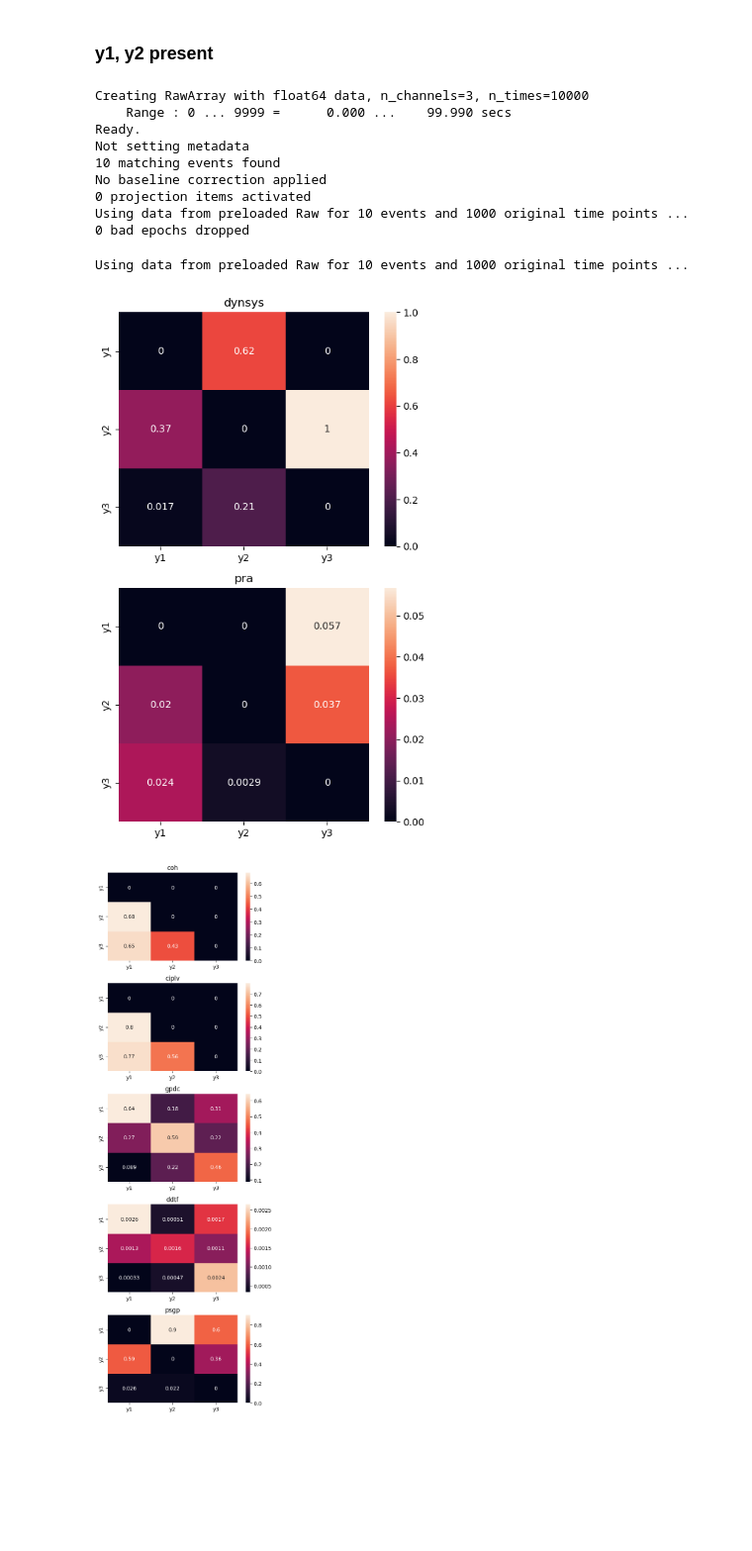
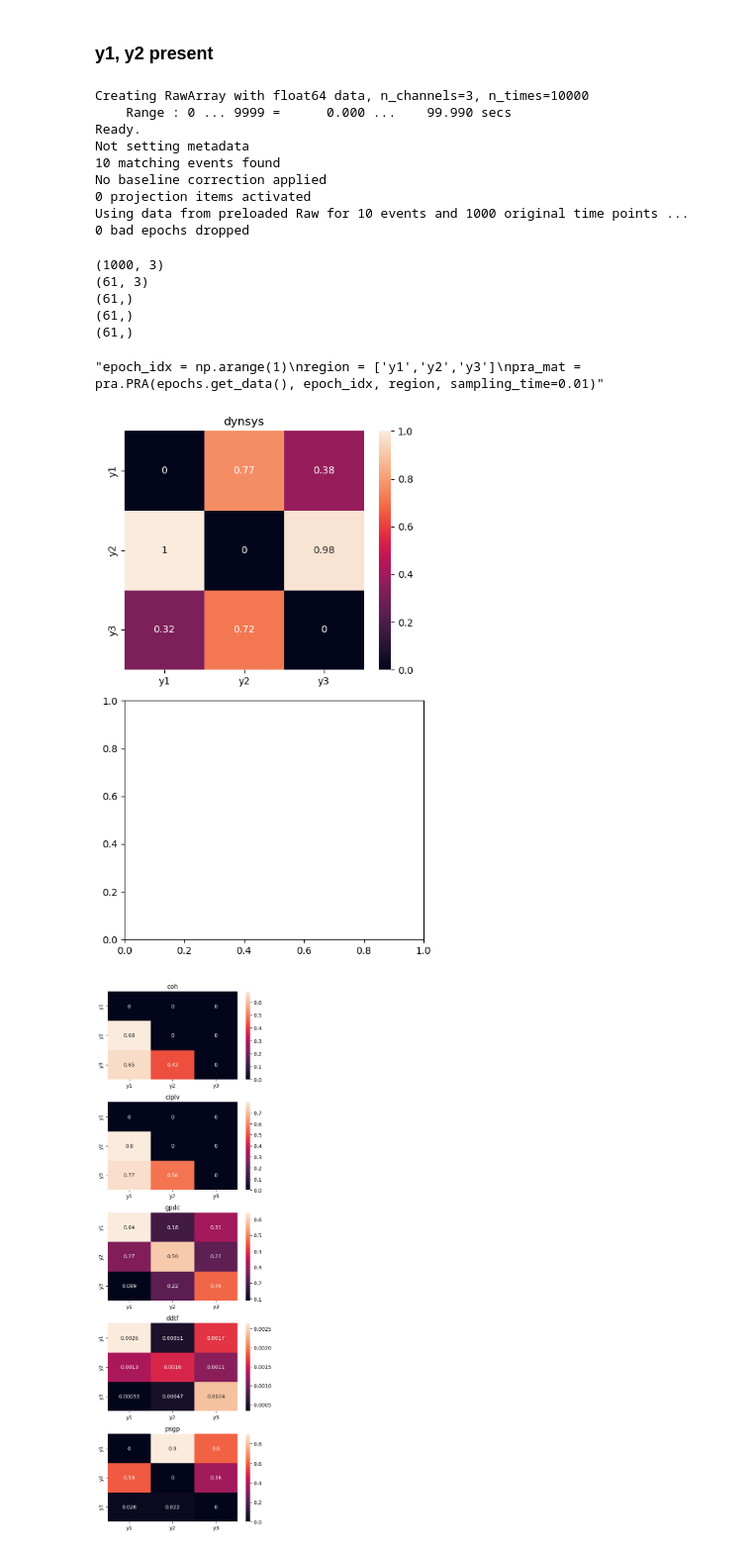
Before and after one commit to econnerty/functional-connectivity, a Jupyter notebook: scenario1_non-dynamic_22mar24.ipynb, the cells around one changed output. Shown at 99% size. Drawn from its saved outputs; the diff is of its cells as text; code cells hidden in the pictures; blank space fills up the shorter version.

```diff
--- a/scenario1_non-dynamic_22mar24.ipynb
+++ b/scenario1_non-dynamic_22mar24.ipynb
@@ -8,6 +8,7 @@ import seaborn as sns
 from matplotlib import pyplot as plt
 import PRA as pra
 # %%
+np.random.seed(42)
 #v1
 sfreq = 100 # Hz
 tmin = 0 # s
@@ -38,9 +39,9 @@ phase_1 = 0.5*np.pi
 phase_2 = np.pi
 phase_3 = 0.25*np.pi
 
-lag1 = np.int64((phase_1/(2*np.pi)*sfreq))
-lag2 = np.int64((phase_2/(2*np.pi)*sfreq))
-lag3 = np.int64((phase_3/(2*np.pi)*sfreq))
+lag1 = 0#np.int64((phase_1/(2*np.pi)*sfreq))
+lag2 = 0#np.int64((phase_2/(2*np.pi)*sfreq))
+lag3 = 0#np.int64((phase_3/(2*np.pi)*sfreq))
 # %% [markdown]
 ### y1, y2 present
 # %%
@@ -89,9 +90,9 @@ con = getattr(c, 'pairwise_spectral_granger_prediction')()
 psgp_mat = np.nan_to_num(con.squeeze())[80:131].transpose(1,2,0)"""
 
 #pra
-epoch_idx = np.arange(1)
+"""epoch_idx = np.arange(1)
 region = ['y1','y2','y3']
-pra_mat = pra.PRA(epochs.get_data(), epoch_idx, region, sampling_time=0.01)
+pra_mat = pra.PRA(epochs.get_data(), epoch_idx, region, sampling_time=0.01)"""
 # %% [output]
 Creating RawArray with float64 data, n_channels=3, n_times=10000
     Range : 0 ... 9999 =      0.000 ...    99.990 secs
@@ -102,21 +103,26 @@ No baseline correction applied
 0 projection items activated
 Using data from preloaded Raw for 10 events and 1000 original time points ...
 0 bad epochs dropped
-Using data from preloaded Raw for 10 events and 1000 original time points ...
+(1000, 3)
+(61, 3)
+(61,)
+(61,)
+(61,)
+"epoch_idx = np.arange(1)\nregion = ['y1','y2','y3']\npra_mat = pra.PRA(epochs.get_data(), epoch_idx, region, sampling_time=0.01)"
 # %%
 ## heatmaps
 # %%
 fig, (ax1,ax2) = plt.subplots(2,1,figsize=(5,8))
 sns.heatmap(dynsys_mat.squeeze(), annot=True, xticklabels=['y1','y2','y3'], yticklabels=['y1','y2','y3'], ax=ax1)
 ax1.set_title('dynsys')
 
-sns.heatmap(pra_mat, annot=True, xticklabels=['y1','y2','y3'], yticklabels=['y1','y2','y3'], ax=ax2)
-ax2.set_title('pra')
+"""sns.heatmap(pra_mat, annot=True, xticklabels=['y1','y2','y3'], yticklabels=['y1','y2','y3'], ax=ax2)
+ax2.set_title('pra')"""
 
 fig.tight_layout()
 plt.savefig('heatmaps.png')
 # %% [output]
-[figure, old version]
+[figure, new version]
 # %%
 fig, (ax1,ax2,ax3,ax4,ax5) = plt.subplots(5,1,figsize=(5,15))
 sns.heatmap(coh_mat.mean(2), annot=True, xticklabels=['y1','y2','y3'], yticklabels=['y1','y2','y3'], ax=ax1)
```
Also changed, not shown: parts of 1 cell of this notebook, 18 other files.
